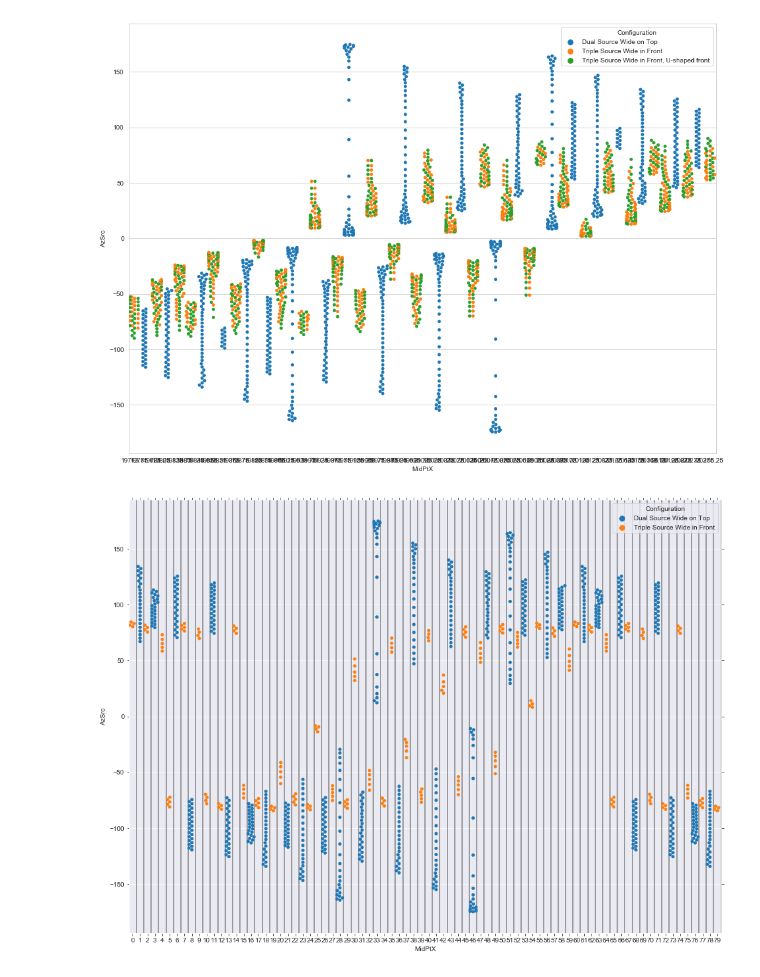
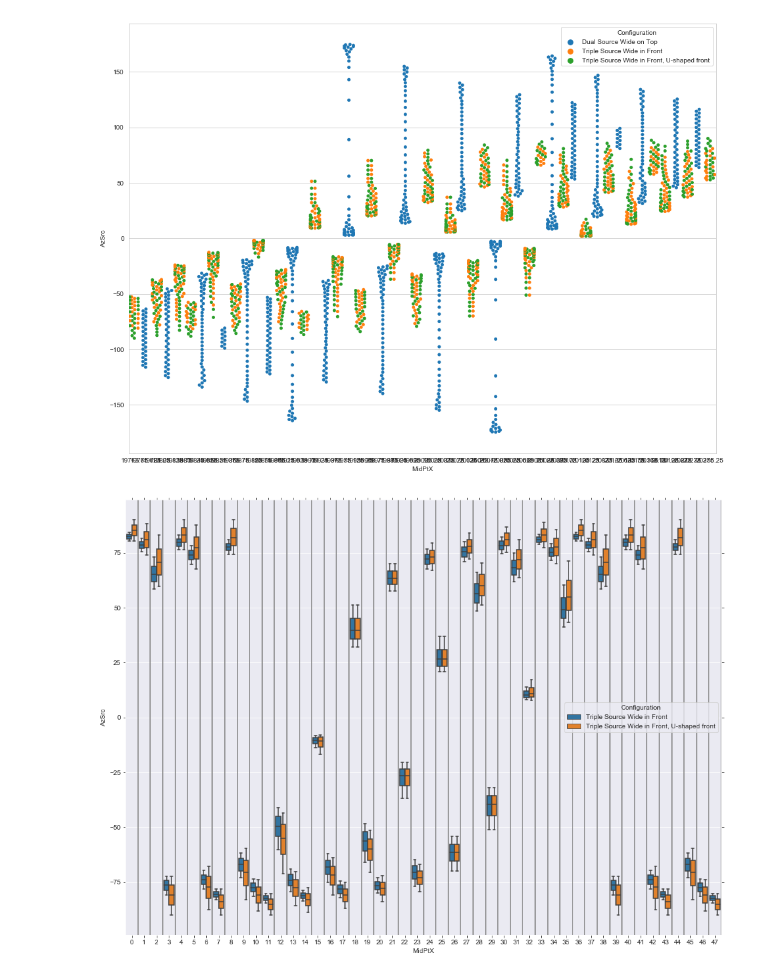
Before and after one commit to MagnsW/geotools, a Jupyter notebook: Test_offset_dist.ipynb, the cells around one changed output. Cells and saved outputs as stored; diff of their text form; code cells hidden in the pictures.

Commit message:
near offset distribution more progress

```diff
--- a/Test_offset_dist.ipynb
+++ b/Test_offset_dist.ipynb
@@ -145,18 +145,18 @@ test = my_offset_data_5seq.df[(my_offset_data_5seq.df['Configuration'] != 'Dual
 # %%
 sns.set_style('dark', {'axes.grid': True,
             'xtick.bottom': True,
             'xtick.top': True,
             'ytick.left': True,
             'ytick.right': True,
             })
 plt.figure(figsize=(16, 12))
-sns.swarmplot(x='MidPtX', y='AzSrc', data=test[(test['OffsetY'] <= 100)], hue='Configuration')
-#sns.boxplot(x='MidPtX', y='AzSrc', data=test[(test['OffsetY'] <= 100)], hue='Configuration')
+#sns.swarmplot(x='MidPtX', y='AzSrc', data=test[(test['OffsetY'] <= 100)], hue='Configuration')
+sns.boxplot(x='MidPtX', y='AzSrc', data=test[(test['OffsetY'] <= 100)], hue='Configuration')
 #plt.ylim(-180, 180)
 locs, labels = plt.xticks()
 plt.xticks(locs[::1], locs[::1])
 for loc in locs:
     plt.axvline(x=loc+0.5, color='grey')
 plt.show()
 # %% [output]
-[figure, old version]
+[figure, new version]
```
Also changed, not shown: parts of 7 cells of this notebook, 2 other files.
